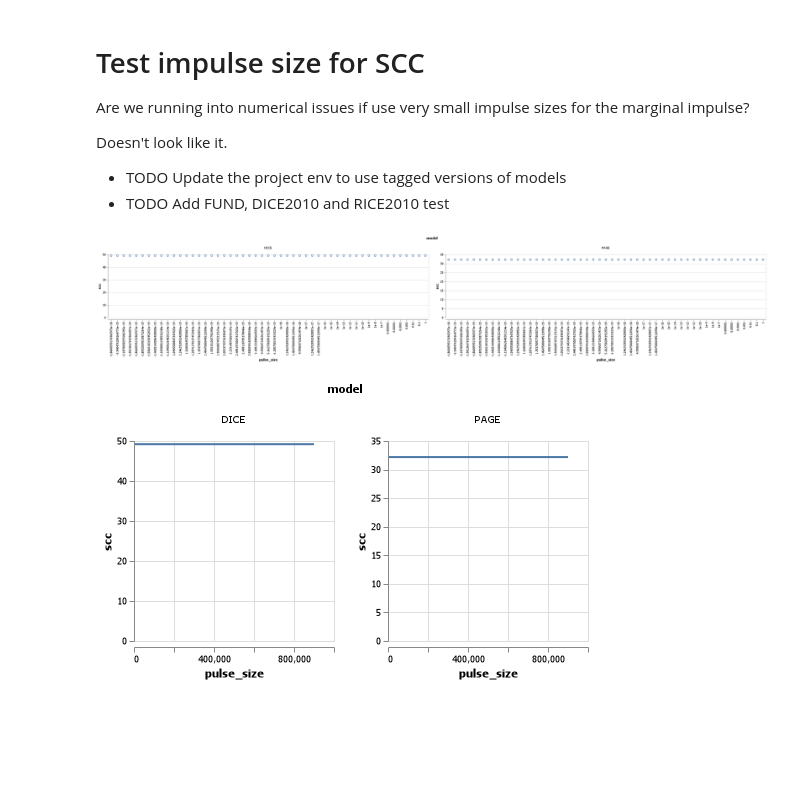
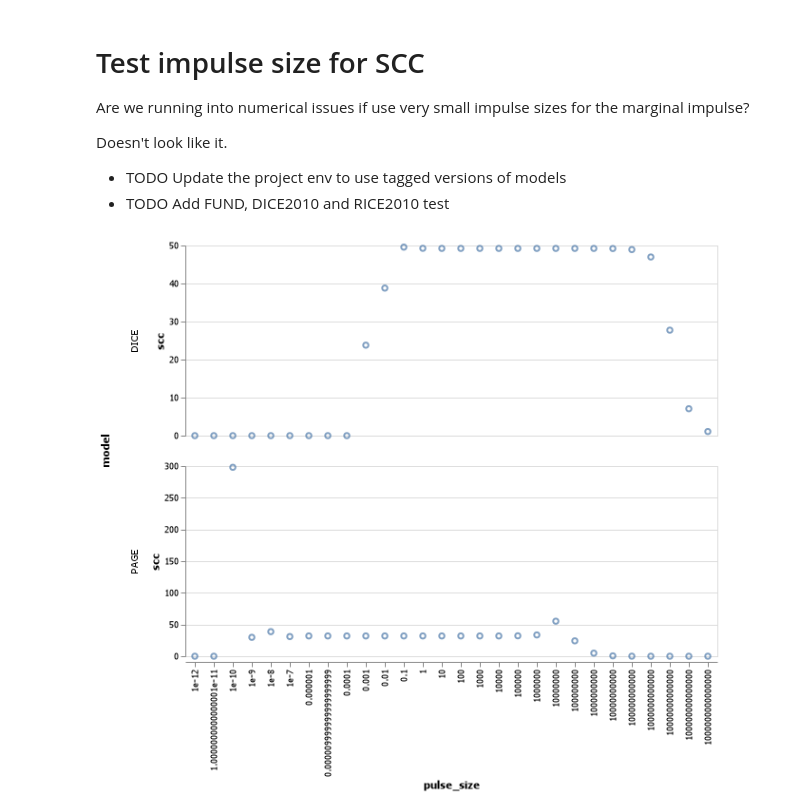
Before and after one commit to davidanthoff/experiment-project-iam-scc-pulsesize, a Jupyter notebook: main.ipynb, the cells around one changed output. Saved outputs shown, nothing was run; the diff lists cells and outputs as text; code cells hidden in the pictures; blank space fills up the shorter version.

Commit message:
Use pulse_size in SCC computation

```diff
--- a/main.ipynb
+++ b/main.ipynb
@@ -14,42 +14,21 @@ using MimiFUND, MimiDICE2010, MimiPAGE2009
 # %%
 df_output = DataFrame(model=String[], pulse_size=Float64[], scc=Float64[])
 
 m_fund = MimiFUND.get_model();
 m_dice = MimiDICE2010.get_model();
 m_page = MimiPAGE2009.get_model();
 
-for pulse_size in 1 ./ 10 .^ (0:50)
+for pulse_size in 10. .^ (-12:15);
 #     scc_fund = MimiFUND.compute_scc(m_fund, year=2020, prtp=0.03, eta=0., pulse_size=pulse_size)
 #     push!(df_output, ("FUND", pulse_size, scc_fund))
 
-    scc_dice = MimiDICE2010.compute_scc(m_dice, year=2025, prtp=0.03, eta=0.)
+    scc_dice = MimiDICE2010.compute_scc(m_dice, year=2025, prtp=0.03, eta=0., pulse_size=pulse_size)
     push!(df_output, ("DICE", pulse_size, scc_dice))
 
-    scc_page = MimiPAGE2009.compute_scc(m_page, year=2020, prtp=0.03, eta=0.)
+    scc_page = MimiPAGE2009.compute_scc(m_page, year=2020, prtp=0.03, eta=0., pulse_size=pulse_size)
     push!(df_output, ("PAGE", pulse_size, scc_page))
 end
 
-df_output |> @vlplot(:point, x="pulse_size:o", y=:scc, column=:model, resolve={scale={y=:independent}})
+df_output |> @vlplot(:point, x="pulse_size:o", y=:scc, row=:model, resolve={scale={y=:independent}})
 # %% [output]
-[figure, old version]
+[figure, new version]
-# %%
-df_output = DataFrame(model=String[], pulse_size=Float64[], scc=Float64[])
-
-m_fund = MimiFUND.get_model();
-m_dice = MimiDICE2010.get_model();
-m_page = MimiPAGE2009.get_model();
-
-for pulse_size in 1:100_000:1_000_000
-#     scc_fund = MimiFUND.compute_scc(m_fund, year=2020, prtp=0.03, eta=0., pulse_size=pulse_size)
-#     push!(df_output, ("FUND", pulse_size, scc_fund))
-
-    scc_dice = MimiDICE2010.compute_scc(m_dice, year=2025, prtp=0.03, eta=0.)
-    push!(df_output, ("DICE", pulse_size, scc_dice))
-
-    scc_page = MimiPAGE2009.compute_scc(m_page, year=2020, prtp=0.03, eta=0.)
-    push!(df_output, ("PAGE", pulse_size, scc_page))
-end
-
-df_output |> @vlplot(:line, x=:pulse_size, y=:scc, column=:model, resolve={scale={y=:independent}})
-# %% [output]
-[figure, removed]
```
